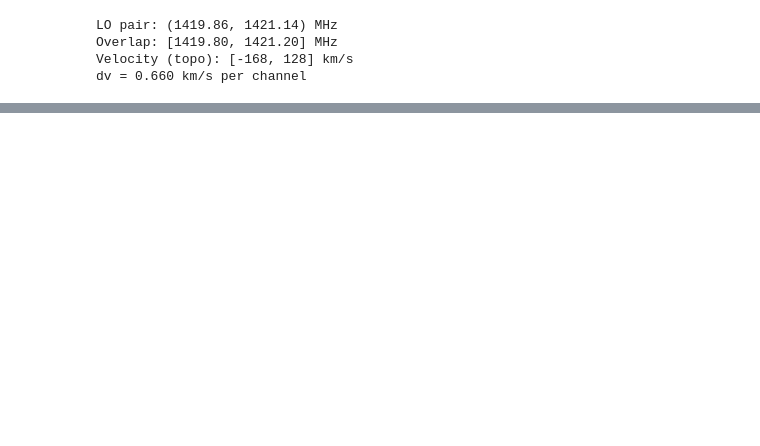
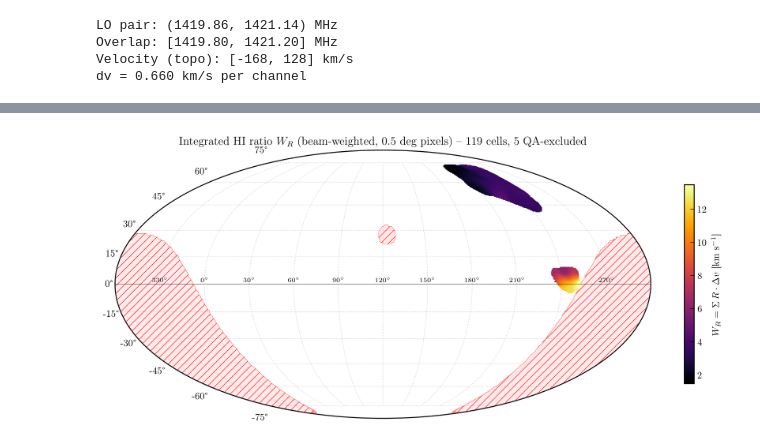
Before and after one commit to raw-asparagus/ay-121, a Jupyter notebook: labs/04/main_scan_load.ipynb, the cells around one changed output, grey strips where cells are left out. Cells and saved outputs as stored; diff of their text form; code cells hidden in the pictures; blank space fills up the shorter version.

```diff
--- a/labs/04/main_scan_load.ipynb
+++ b/labs/04/main_scan_load.ipynb
@@ -1401,26 +338,0 @@ plt.show()
-# %%
-# QA-flagged cells to exclude (neighbor + T_sys outliers)
-qa_flagged_set = {(c['gl'], c['gb']) for c in neighbor_cells
-                  if c['W_flag'] or c['peak_v_flag']}
-# (T_sys exclusion disabled) qa_flagged_set |= {(c['gl'], c['gb']) for c in tsys_flagged}
-
-# Build arrays from cell_combined, excluding QA-flagged cells
-cell_keys_clean = [k for k in cell_combined if k not in qa_flagged_set]
-gl_arr = np.array([k[0] for k in cell_keys_clean])
-gb_arr = np.array([k[1] for k in cell_keys_clean])
-TB_stack = np.array([cell_combined[k]['T_B'] for k in cell_keys_clean])
-
-# Integrated intensity: W = sum(T_B) * dv
-W = np.nansum(TB_stack, axis=1) * dv_kms
-
-valid = np.isfinite(W)
-
-fig, ax = plot_survey_mollweide(
-    gl_arr[valid], gb_arr[valid], W[valid],
-    center_l=MOLL_CENTER_L,
-    cbar_label=r'$W = \Sigma\, T_B \cdot \Delta v$ [K km s$^{-1}$]',
-    cmap='inferno',
-    marker_size=(SS_FINE + SS_MICRO) / 2,
-    title=f'Integrated HI intensity -- {valid.sum()} cells ({len(qa_flagged_set)} QA-excluded)',
-)
-plt.show()
@@ -1427,2 +348,20 @@ plt.show()
+# %%
+PIXEL_DEG = 0.5      # Mollweide pixel size (deg); finer than HPBW for smooth fill
+CUTOFF_HPBW = 2.0    # include pointings within this many HPBW of each pixel center
+
+fig, ax = plot_survey_mollweide_gridded(
+    gl_arr[valid_R], gb_arr[valid_R], W_R[valid_R],
+    center_l=MOLL_CENTER_L,
+    cbar_label=r'$W_R = \Sigma\, R \cdot \Delta v$ [km s$^{-1}$]',
+    cmap='inferno',
+    hpbw_deg=HPBW_DEG,
+    pixel_deg=PIXEL_DEG,
+    cutoff_hpbw=CUTOFF_HPBW,
+    title=(f'Integrated HI ratio $W_R$ (beam-weighted, {PIXEL_DEG} deg pixels) -- '
+           f'{int(valid_R.sum())} cells, {len(qa_flagged_set)} QA-excluded'),
+)
+plt.show()
+# %% [output]
+[figure, added]
 # %%
 # Export state for scan_load_lv.ipynb / scan_load_diagnostics.ipynb.
```
Also changed, not shown: parts of 25 cells of this notebook, 18 other files.
